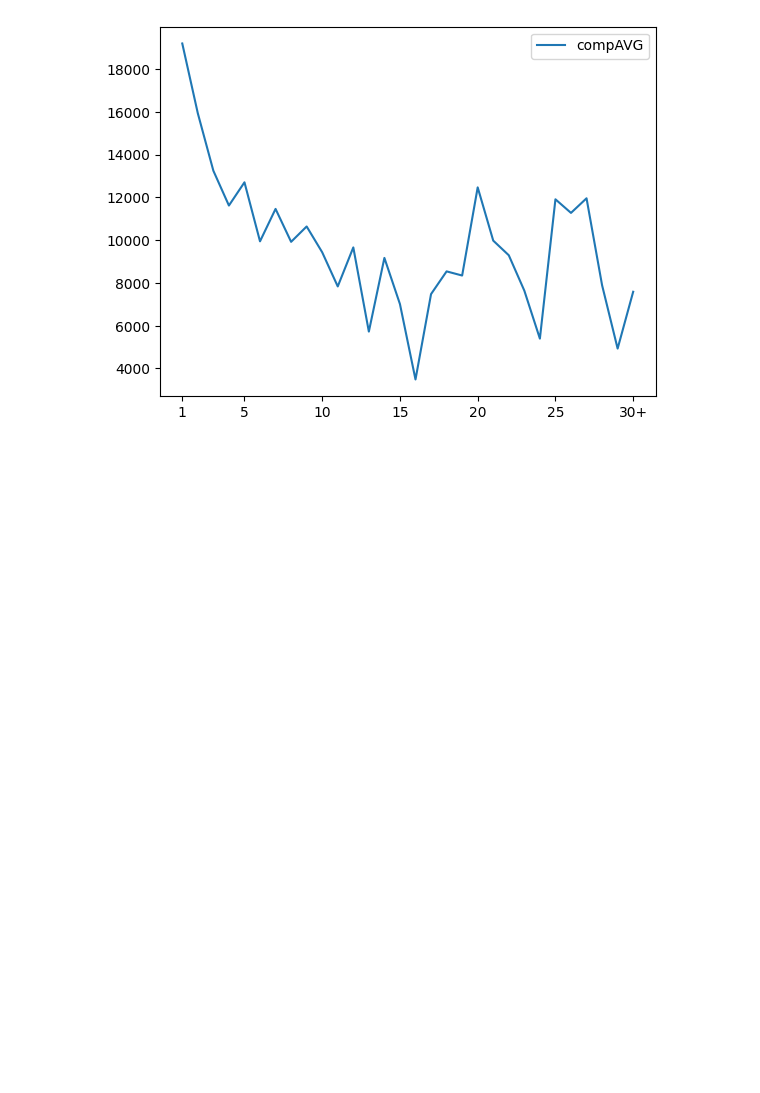
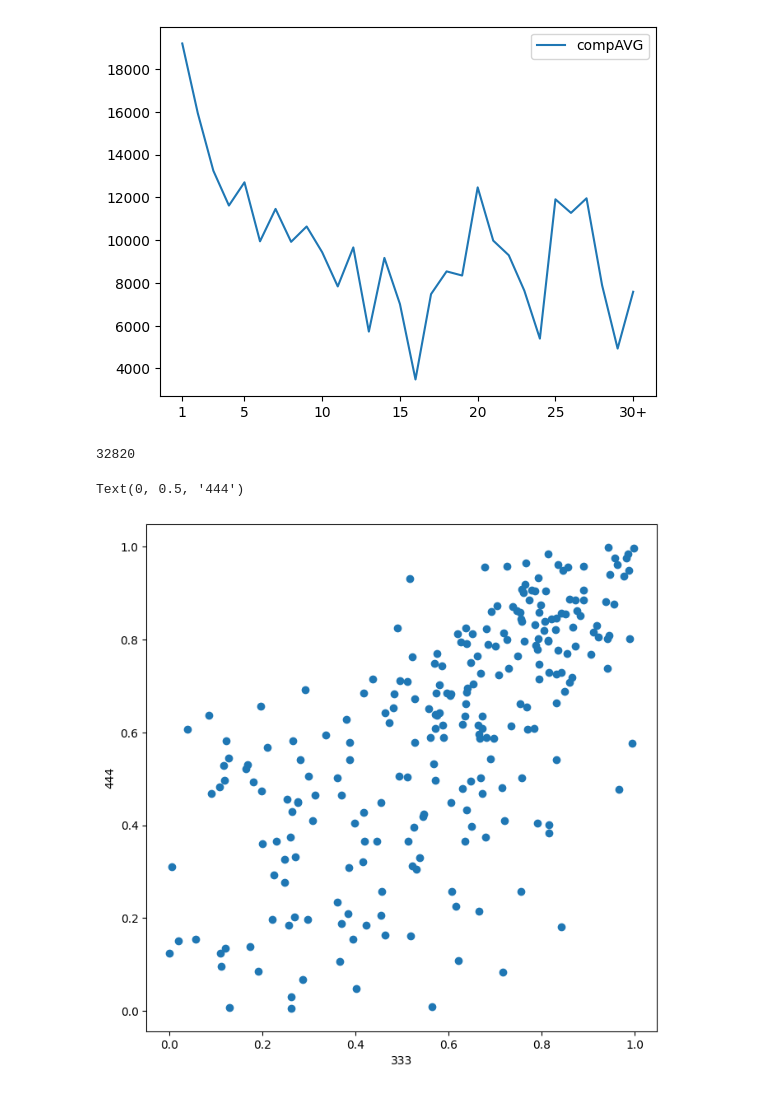
Before and after one commit to oskarkuuse/IDSproject, a Jupyter notebook: notebooks/performance.ipynb, the cells around one changed output. Saved outputs shown, nothing was run; the diff lists cells and outputs as text; code cells hidden in the pictures; blank space fills up the shorter version.

Commit message:
Event correlation analysis demo + fixed sql queries

```diff
--- a/notebooks/performance.ipynb
+++ b/notebooks/performance.ipynb
@@ -157,3 +157,34 @@ Time improvement between people that have competed in a single competition and t
  Text(25, 0, '25'),
  Text(30, 0, '30+')]
 [figure]
+# %%
+# Correlation between 3x3x3 and 4x4x4 performance
+
+corr333_444 = pd.read_csv("../datasets/333vs444.csv")
+print(len(corr333_444))
+
+avg333mean = corr333_444.mean()['333']
+avg444mean = corr333_444.mean()['444']
+avg333std = corr333_444.std()['333']
+avg444std = corr333_444.std()['444']
+
+for i in range(len(corr333_444)):
+    if abs(corr333_444['333'][i] - avg333mean) > 1 * avg333std:
+        corr333_444 = corr333_444.drop(i)
+        continue
+    if abs(corr333_444['444'][i] - avg444mean) > 1 * avg444std:
+        corr333_444 = corr333_444.drop(i)
+
+corr333_444['333'] = (max(corr333_444['333']) - corr333_444['333']) / (max(corr333_444['333']) - min(corr333_444['333']))
+corr333_444['444'] = (max(corr333_444['444']) - corr333_444['444']) / (max(corr333_444['444']) - min(corr333_444['444']))
+# %% [output]
+32820
+# %%
+corr333_444_Sample =  corr333_444.sample(250, random_state=1)
+plt.rcParams['figure.figsize'] = [8, 8]
+plt.scatter(corr333_444_Sample['333'], corr333_444_Sample['444'])
+plt.xlabel('333')
+plt.ylabel('444')
+# %% [output]
+Text(0, 0.5, '444')
+[figure, added]
```
Also changed, not shown: parts of 3 cells of this notebook, 6 other files.
